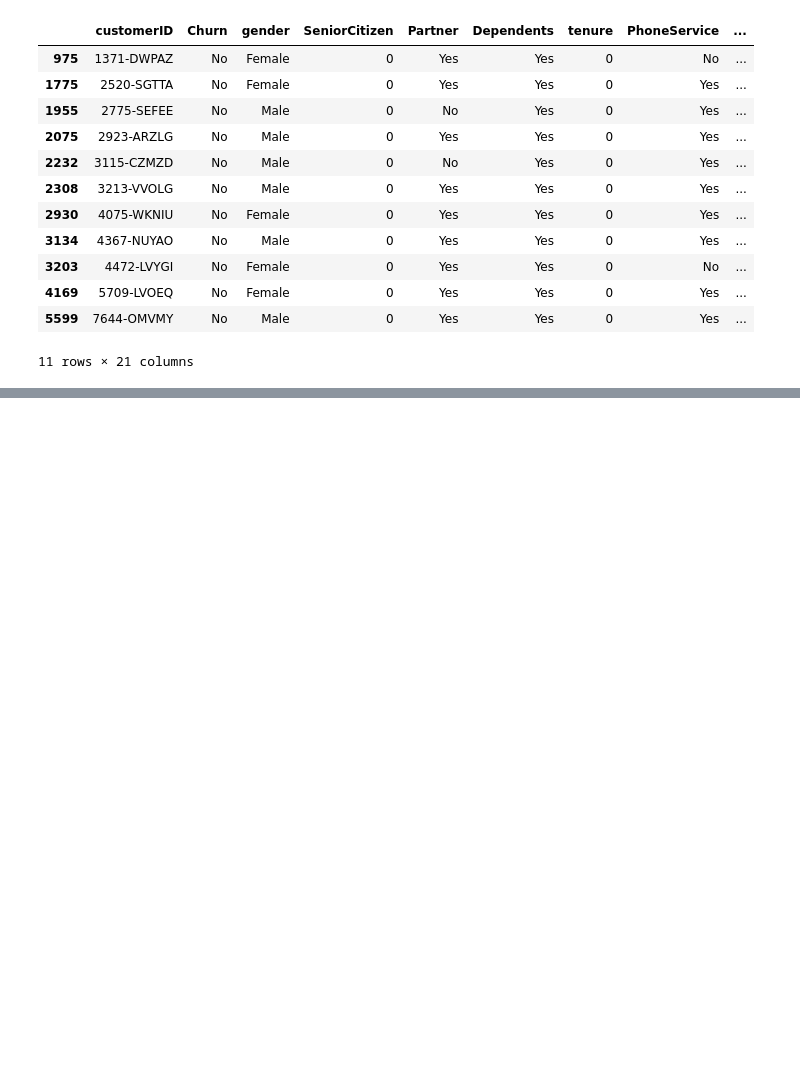
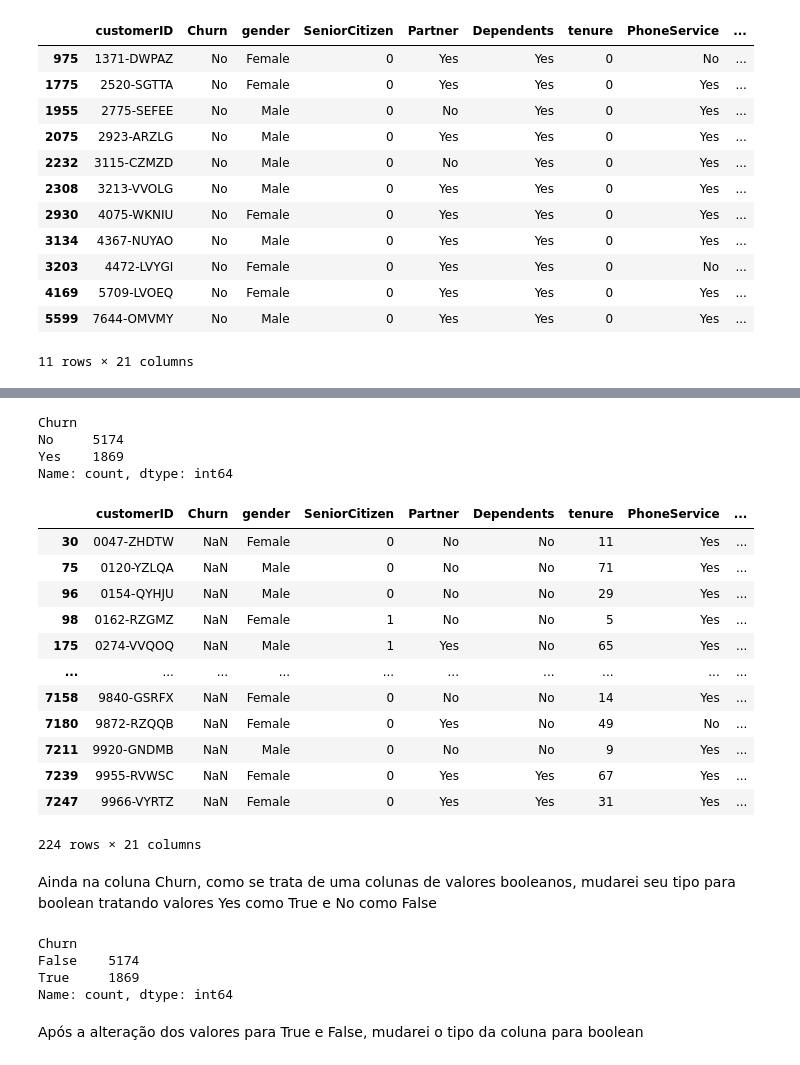
Before and after one commit to JhonCostaDev/Challenge_Telecom_X__Analise_de_evasao_de_clientes, a Jupyter notebook: telecom_X.ipynb, the cells around one changed output, grey strips where cells are left out. Drawn from its saved outputs; the diff is of its cells as text; code cells hidden in the pictures; blank space fills up the shorter version.

```diff
--- a/telecom_X.ipynb
+++ b/telecom_X.ipynb
@@ -291,0 +438,30 @@ Name: count, dtype: int64
+# %%
+# Alterando as strings vazias para NaN
+df['Churn'] = df['Churn'].replace('', np.nan)
+# %%
+# Verificando com value_counts()
+df['Churn'].value_counts()
+# %% [output]
+Churn
+No     5174
+Yes    1869
+Name: count, dtype: int64
+# %%
+# Verificando as linhas alteradas
+df[df['Churn'].isna()]
+# %% [output]
+|  | customerID | Churn | gender | SeniorCitizen | Partner | Dependents | tenure | PhoneService | ... |
+| 30 | 0047-ZHDTW | NaN | Female | 0 | No | No | 11 | Yes | ... |
+| 75 | 0120-YZLQA | NaN | Male | 0 | No | No | 71 | Yes | ... |
+| 96 | 0154-QYHJU | NaN | Male | 0 | No | No | 29 | Yes | ... |
+| 98 | 0162-RZGMZ | NaN | Female | 1 | No | No | 5 | Yes | ... |
+| 175 | 0274-VVQOQ | NaN | Male | 1 | Yes | No | 65 | Yes | ... |
+| ... | ... | ... | ... | ... | ... | ... | ... | ... | ... |
+| 7158 | 9840-GSRFX | NaN | Female | 0 | No | No | 14 | Yes | ... |
+| 7180 | 9872-RZQQB | NaN | Female | 0 | Yes | No | 49 | No | ... |
+| 7211 | 9920-GNDMB | NaN | Male | 0 | No | No | 9 | Yes | ... |
+| 7239 | 9955-RVWSC | NaN | Female | 0 | Yes | Yes | 67 | Yes | ... |
+| 7247 | 9966-VYRTZ | NaN | Female | 0 | Yes | Yes | 31 | Yes | ... |
+224 rows × 21 columns
+# %% [markdown]
+Ainda na coluna Churn, como se trata de uma colunas de valores booleanos, mudarei seu tipo para boolean tratando valores Yes como True e No como False
@@ -291,0 +471,10 @@ Name: count, dtype: int64
+# %%
+#Verificando as alterações
+df['Churn'].value_counts()
+# %% [output]
+Churn
+False    5174
+True     1869
+Name: count, dtype: int64
+# %% [markdown]
+Após a alteração dos valores para True e False, mudarei o tipo da coluna para boolean
```
Also changed, not shown: parts of 52 cells of this notebook.
